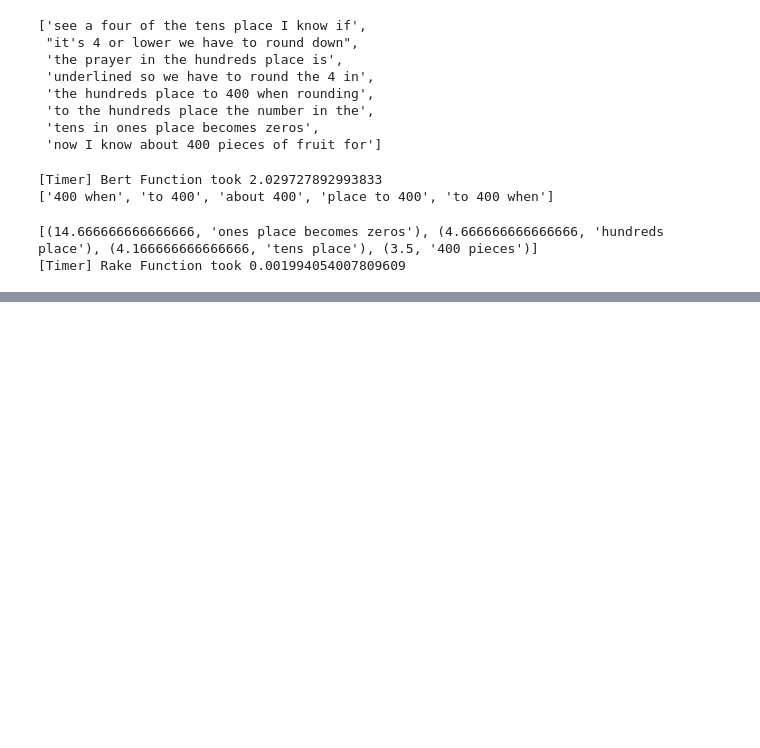
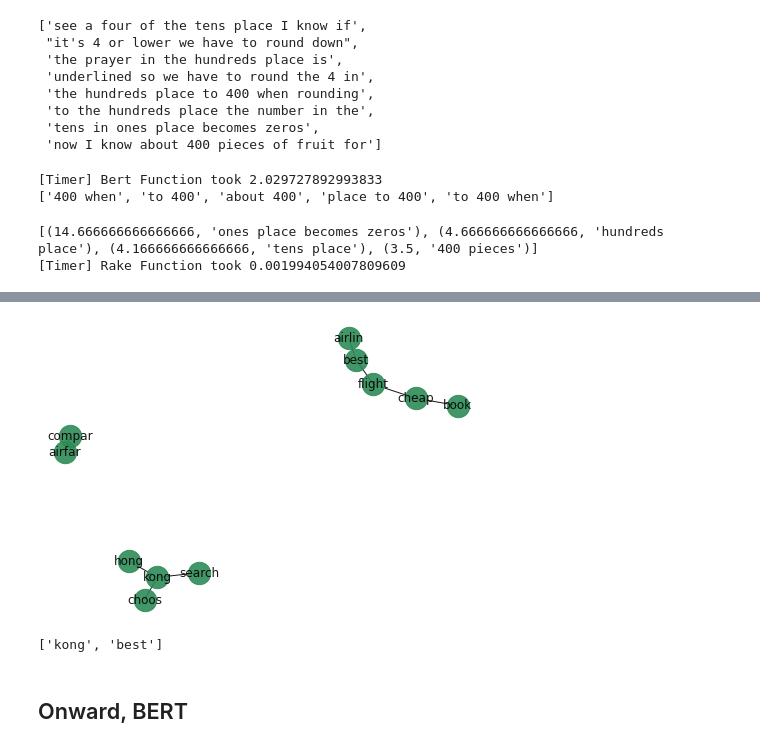
Before and after one commit to JKChenFZ/Minerva, a Jupyter notebook: backend/py_scripts/keyword_extraction_analysis.ipynb, the cells around one changed output, grey strips where cells are left out. Saved outputs shown, nothing was run; the diff lists cells and outputs as text; code cells hidden in the pictures; blank space fills up the shorter version.

```diff
--- a/backend/py_scripts/keyword_extraction_analysis.ipynb
+++ b/backend/py_scripts/keyword_extraction_analysis.ipynb
@@ -288,0 +584,5 @@ extract_keywords_with_rake(text)
+# %%
+extract_keywords_with_text_rank(
+    ['Book Cheap Flights to Hong Kong: Search and compare airfares on TripAdvisor to find the best flights for your trip to Hong Kong', 'Choose the best airline for you','Book Cheap Flights to Hong Kong: Search and compare airfares on TripAdvisor to find the best flights for your trip to Hong Kong', 'Choose the best airline for you'],
+    show_graph=True)
+# %% [output]
@@ -288,0 +590,4 @@ extract_keywords_with_rake(text)
+[figure, added]
+['kong', 'best']
+# %% [markdown]
+## Onward, BERT
```
Also changed, not shown: parts of 60 cells of this notebook, 3 other files.
